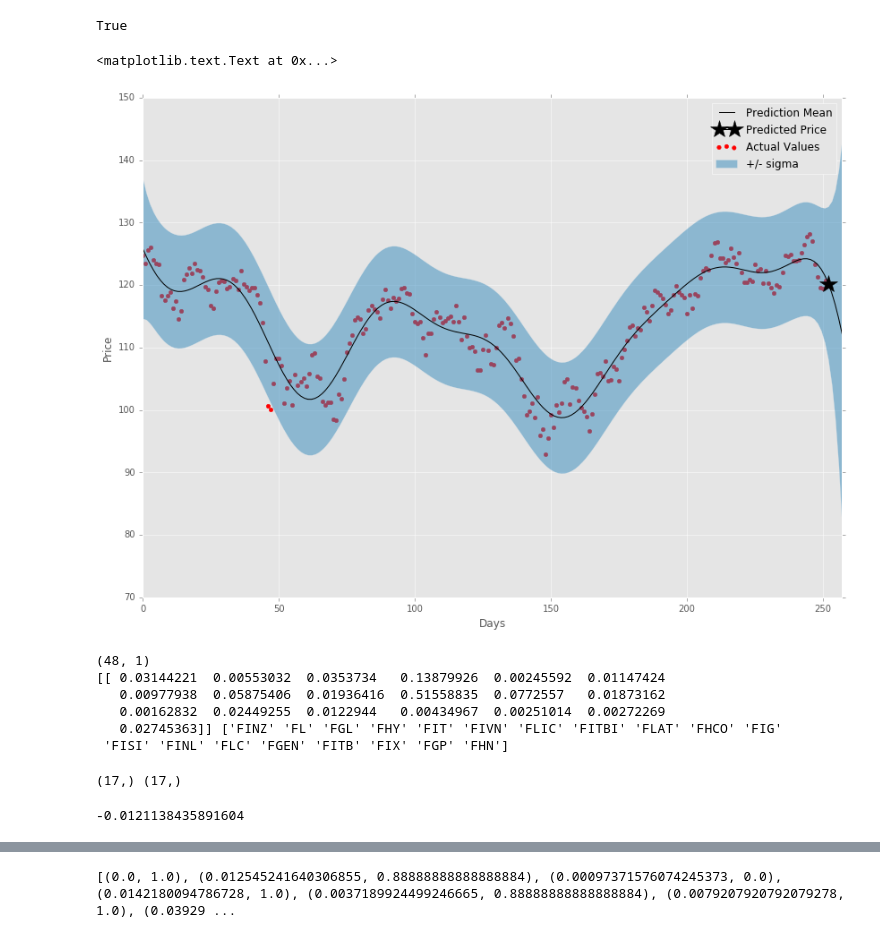
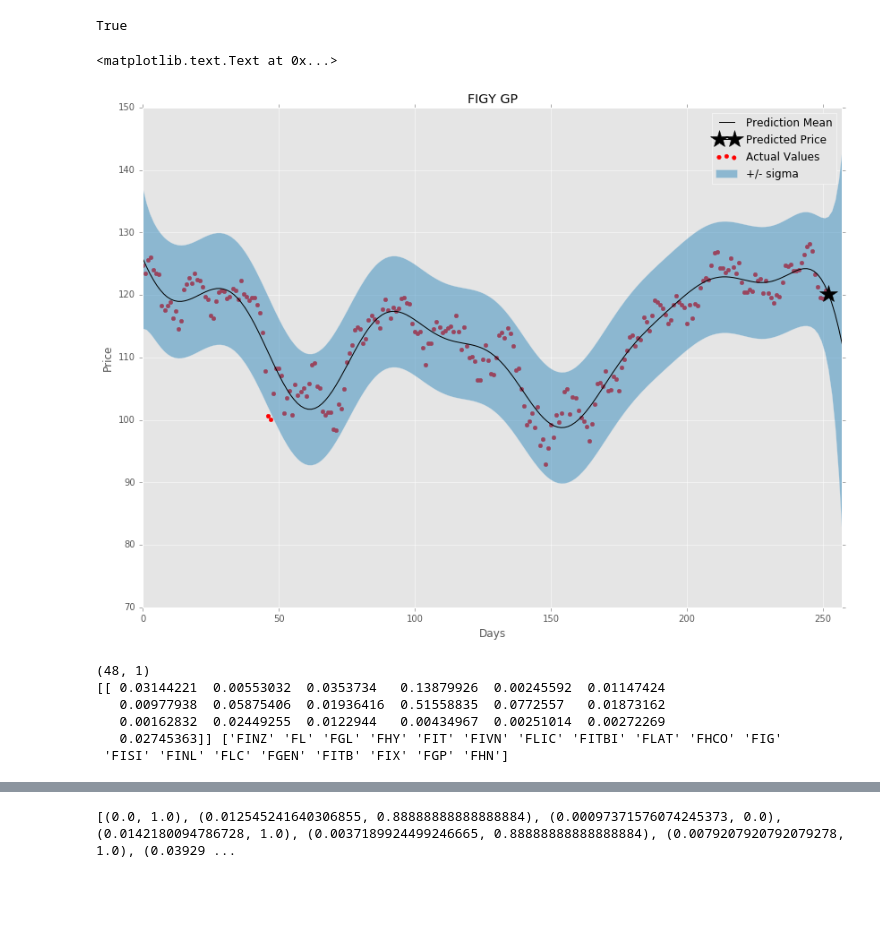
Before and after one commit to ndiamant/bigdata_hw, a Jupyter notebook: final_project/final_project.ipynb, the cells around one changed output, grey strips where cells are left out. Saved outputs shown, nothing was run; the diff lists cells and outputs as text; code cells hidden in the pictures; blank space fills up the shorter version.

Commit message:
images added

```diff
--- a/final_project/final_project.ipynb
+++ b/final_project/final_project.ipynb
@@ -153,10 +153,11 @@ True
 # %%
 gauss_gp(X[0][:,np.newaxis],plot=True, extra_len=5)
 plt.xlabel('Days')
 plt.ylabel('Price')
+plt.title("FIGY GP")
 # %% [output]
 <matplotlib.text.Text at 0x...>
-[figure, old version]
+[figure, new version]
 # %%
 opt = optimize_port(returns, cov, .5)
 # %%
@@ -190,14 +189,3 @@ def return_frac(w, X, y):
     returns = (y / X[:,-1])
     return (w.T @ returns)[0,0]
-# %%
-l_X = X[:,-1][:,np.newaxis]
-l_X = l_X[np.where(opt>.001)]
-l_y = y[np.where(opt>.001)]
-
-print(l_y.shape, l_X.shape)
-
-return_frac(weights,l_X,l_y)
-# %% [output]
-(17,) (17,)
--0.0121138435891604
 # %%
```
Also changed, not shown: parts of 11 cells of this notebook, 2 other files.
